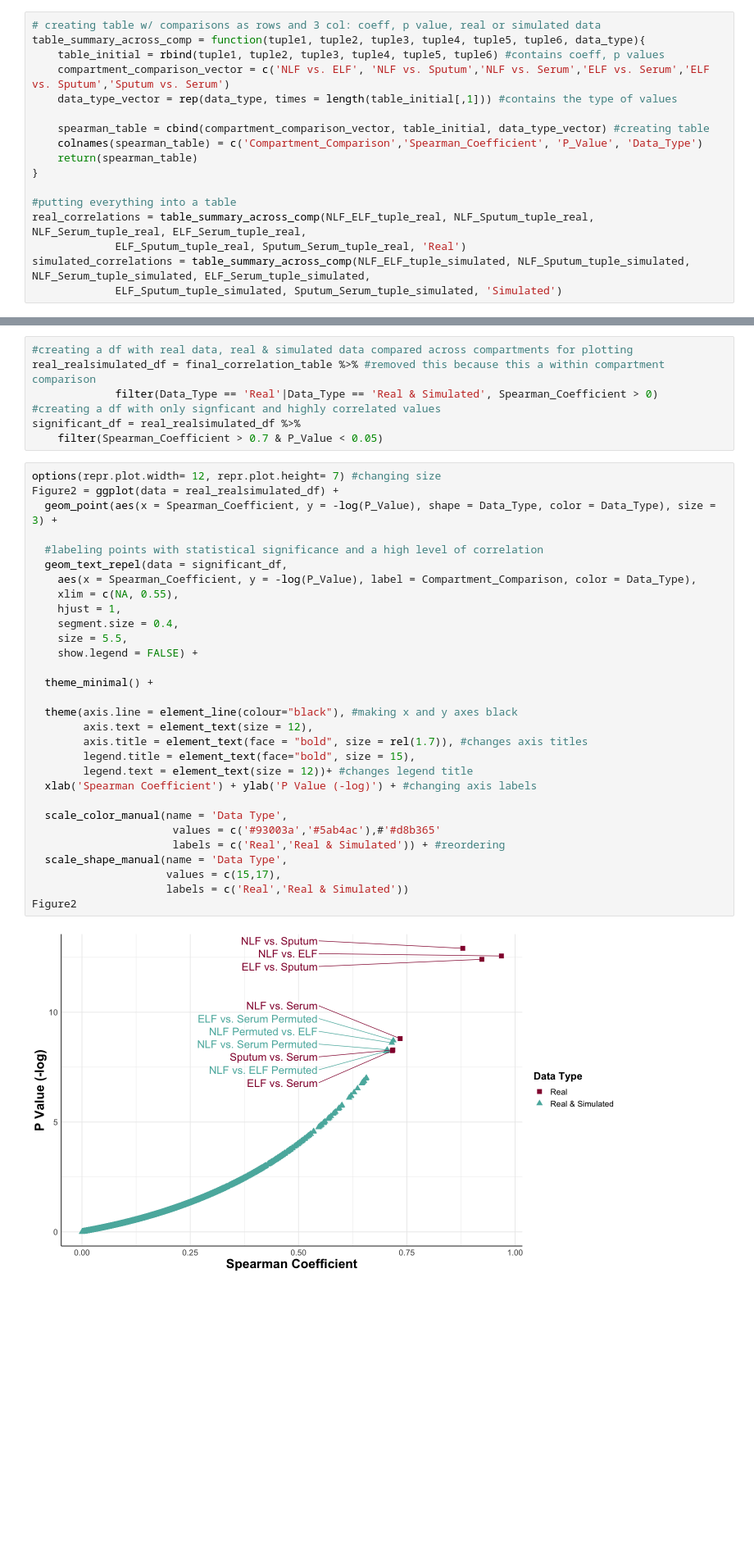
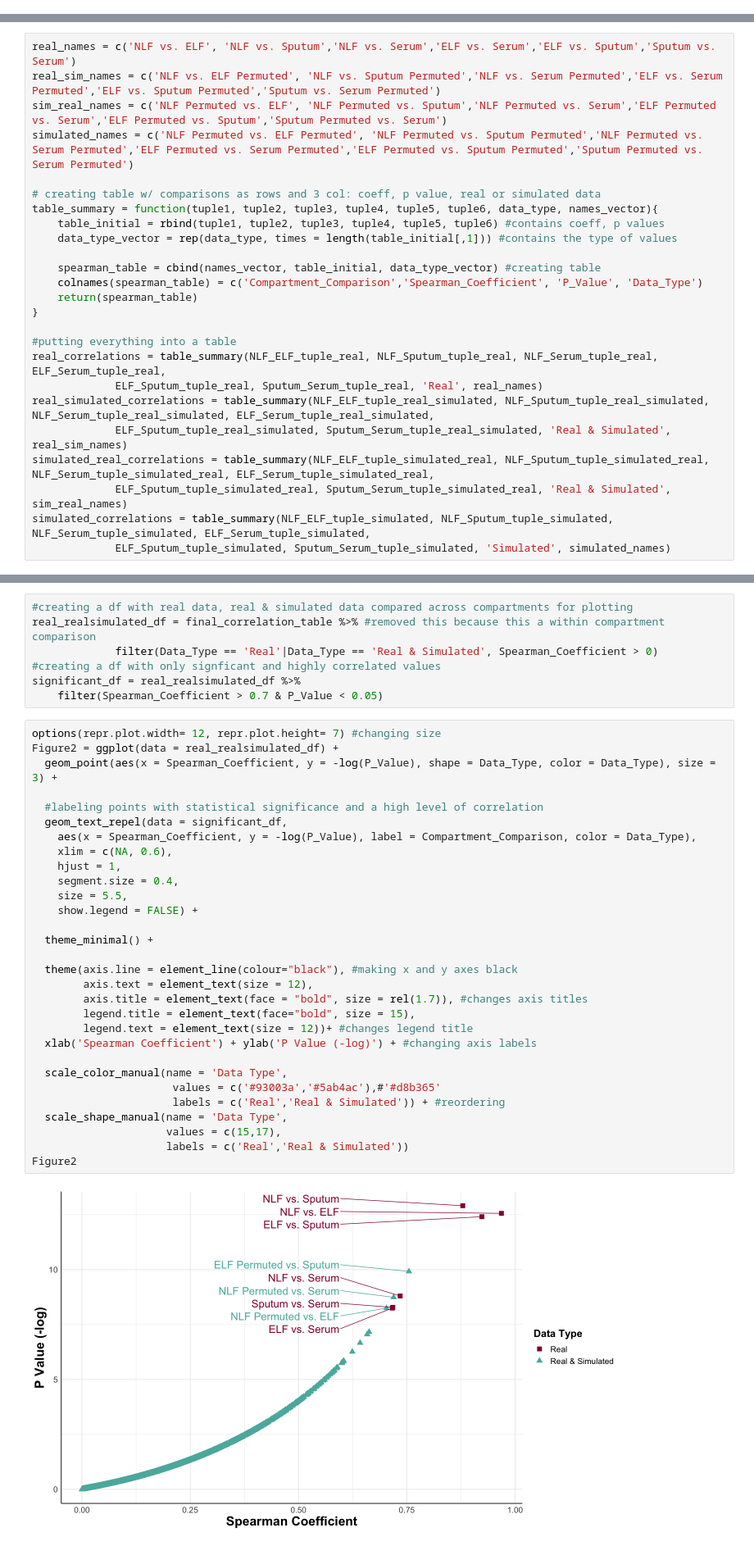
Before and after one commit to Ragerlab/Script_for_Cytokine-Signature-Clusters-as-a-Tool-to-Compare-Changes-associated-with-Tobacco-Product-, a Jupyter notebook: Simulation Analysis (Figure 2).ipynb, the cells around one changed output, grey strips where cells are left out. Shown at 82% size. Saved outputs shown, nothing was run; the diff lists cells and outputs as text; blank space fills up the shorter version.

```diff
--- a/Simulation Analysis (Figure 2).ipynb
+++ b/Simulation Analysis (Figure 2).ipynb
@@ -199,20 +199,3 @@ Warning message in cor.test.default(concentrations_comp1, concentrations_comp2[,
 “Cannot compute exact p-value with ties”
 Warning message in cor.test.default(concentrations_comp1, concentrations_comp2[, :
 “Cannot compute e
-# %%
-# creating table w/ comparisons as rows and 3 col: coeff, p value, real or simulated data
-table_summary_across_comp = function(tuple1, tuple2, tuple3, tuple4, tuple5, tuple6, data_type){
-    table_initial = rbind(tuple1, tuple2, tuple3, tuple4, tuple5, tuple6) #contains coeff, p values
-    compartment_comparison_vector = c('NLF vs. ELF', 'NLF vs. Sputum','NLF vs. Serum','ELF vs. Serum','ELF vs. Sputum','Sputum vs. Serum')
-    data_type_vector = rep(data_type, times = length(table_initial[,1])) #contains the type of values
-
-    spearman_table = cbind(compartment_comparison_vector, table_initial, data_type_vector) #creating table
-    colnames(spearman_table) = c('Compartment_Comparison','Spearman_Coefficient', 'P_Value', 'Data_Type')
-    return(spearman_table)
-}
-
-#putting everything into a table
-real_correlations = table_summary_across_comp(NLF_ELF_tuple_real, NLF_Sputum_tuple_real, NLF_Serum_tuple_real, ELF_Serum_tuple_real,
-             ELF_Sputum_tuple_real, Sputum_Serum_tuple_real, 'Real')
-simulated_correlations = table_summary_across_comp(NLF_ELF_tuple_simulated, NLF_Sputum_tuple_simulated, NLF_Serum_tuple_simulated, ELF_Serum_tuple_simulated,
-             ELF_Sputum_tuple_simulated, Sputum_Serum_tuple_simulated, 'Simulated')
@@ -248,3 +202,28 @@ simulated_real_correlations = table_summary_across_comp_sim_real(NLF_ELF_tuple_s
+# %%
+real_names = c('NLF vs. ELF', 'NLF vs. Sputum','NLF vs. Serum','ELF vs. Serum','ELF vs. Sputum','Sputum vs. Serum')
+real_sim_names = c('NLF vs. ELF Permuted', 'NLF vs. Sputum Permuted','NLF vs. Serum Permuted','ELF vs. Serum Permuted','ELF vs. Sputum Permuted','Sputum vs. Serum Permuted')
+sim_real_names = c('NLF Permuted vs. ELF', 'NLF Permuted vs. Sputum','NLF Permuted vs. Serum','ELF Permuted vs. Serum','ELF Permuted vs. Sputum','Sputum Permuted vs. Serum')
+simulated_names = c('NLF Permuted vs. ELF Permuted', 'NLF Permuted vs. Sputum Permuted','NLF Permuted vs. Serum Permuted','ELF Permuted vs. Serum Permuted','ELF Permuted vs. Sputum Permuted','Sputum Permuted vs. Serum Permuted')
+
+# creating table w/ comparisons as rows and 3 col: coeff, p value, real or simulated data
+table_summary = function(tuple1, tuple2, tuple3, tuple4, tuple5, tuple6, data_type, names_vector){
+    table_initial = rbind(tuple1, tuple2, tuple3, tuple4, tuple5, tuple6) #contains coeff, p values
+    data_type_vector = rep(data_type, times = length(table_initial[,1])) #contains the type of values
+
+    spearman_table = cbind(names_vector, table_initial, data_type_vector) #creating table
+    colnames(spearman_table) = c('Compartment_Comparison','Spearman_Coefficient', 'P_Value', 'Data_Type')
+    return(spearman_table)
+}
+
+#putting everything into a table
+real_correlations = table_summary(NLF_ELF_tuple_real, NLF_Sputum_tuple_real, NLF_Serum_tuple_real, ELF_Serum_tuple_real,
+             ELF_Sputum_tuple_real, Sputum_Serum_tuple_real, 'Real', real_names)
+real_simulated_correlations = table_summary(NLF_ELF_tuple_real_simulated, NLF_Sputum_tuple_real_simulated, NLF_Serum_tuple_real_simulated, ELF_Serum_tuple_real_simulated,
+             ELF_Sputum_tuple_real_simulated, Sputum_Serum_tuple_real_simulated, 'Real & Simulated', real_sim_names)
+simulated_real_correlations = table_summary(NLF_ELF_tuple_simulated_real, NLF_Sputum_tuple_simulated_real, NLF_Serum_tuple_simulated_real, ELF_Serum_tuple_simulated_real,
+             ELF_Sputum_tuple_simulated_real, Sputum_Serum_tuple_simulated_real, 'Real & Simulated', sim_real_names)
+simulated_correlations = table_summary(NLF_ELF_tuple_simulated, NLF_Sputum_tuple_simulated, NLF_Serum_tuple_simulated, ELF_Serum_tuple_simulated,
+             ELF_Sputum_tuple_simulated, Sputum_Serum_tuple_simulated, 'Simulated', simulated_names)
 # %%
 table_summary_within_comp = function(tuple1, tuple2, tuple3, tuple4, data_type){
     table_initial = rbind(tuple1, tuple2, tuple3, tuple4) #contains coeff, p values
@@ -288,35 +267,35 @@ significant_df = real_realsimulated_df %>%
 # %%
 options(repr.plot.width= 12, repr.plot.height= 7) #changing size
 Figure2 = ggplot(data = real_realsimulated_df) +
   geom_point(aes(x = Spearman_Coefficient, y = -log(P_Value), shape = Data_Type, color = Data_Type), size = 3) +
 
   #labeling points with statistical significance and a high level of correlation
   geom_text_repel(data = significant_df,
     aes(x = Spearman_Coefficient, y = -log(P_Value), label = Compartment_Comparison, color = Data_Type),
-    xlim = c(NA, 0.55),
+    xlim = c(NA, 0.6),
     hjust = 1,
     segment.size = 0.4,
     size = 5.5,
     show.legend = FALSE) +
 
   theme_minimal() +
 
   theme(axis.line = element_line(colour="black"), #making x and y axes black
         axis.text = element_text(size = 12),
         axis.title = element_text(face = "bold", size = rel(1.7)), #changes axis titles
         legend.title = element_text(face="bold", size = 15),
         legend.text = element_text(size = 12))+ #changes legend title
   xlab('Spearman Coefficient') + ylab('P Value (-log)') + #changing axis labels
 
   scale_color_manual(name = 'Data Type',
                       values = c('#93003a','#5ab4ac'),#'#d8b365'
                       labels = c('Real','Real & Simulated')) + #reordering
   scale_shape_manual(name = 'Data Type',
                      values = c(15,17),
                      labels = c('Real','Real & Simulated'))
 Figure2
 # %% [output]
-[figure, old version]
+[figure, new version]
 # %%
 #exporting
 ggsave(Figure2,
```
Also changed, not shown: parts of 2 cells of this notebook.
